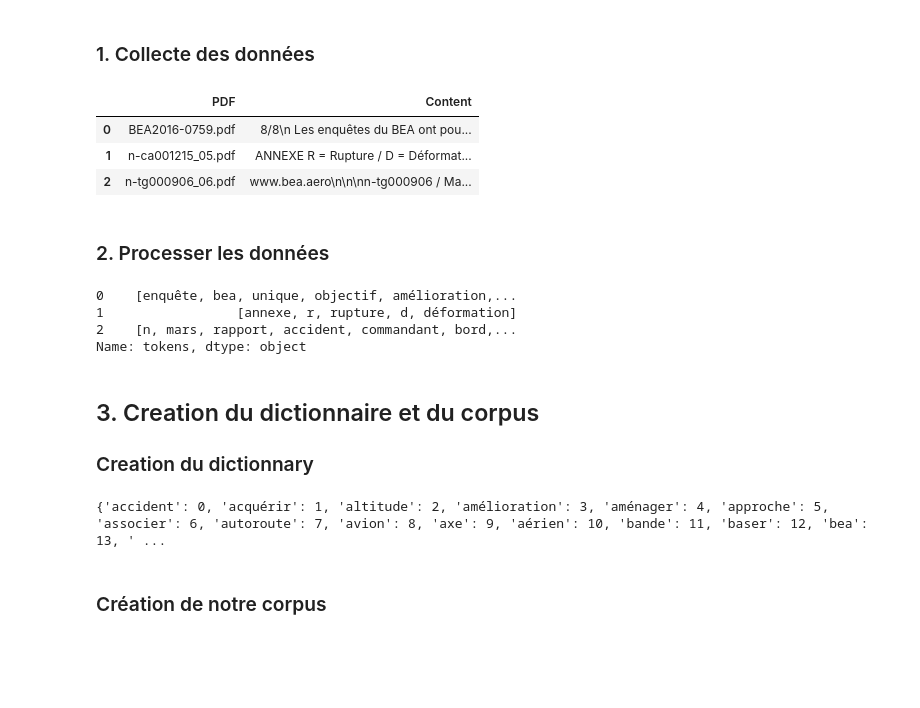
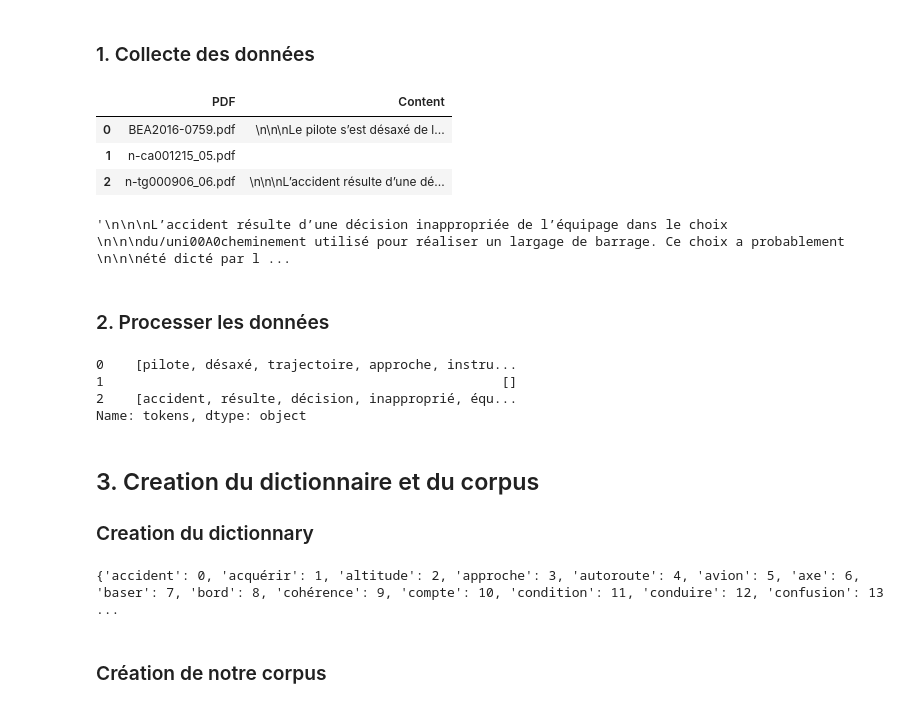
Before and after one commit to IbrahimOued/NLP-1-rattrapage-UVBF, a Jupyter notebook: nlp1_rattrapage/notebook.ipynb, the cells around one changed output. Cells and saved outputs as stored; diff of their text form; code cells hidden in the pictures; blank space fills up the shorter version.

```diff
--- a/nlp1_rattrapage/notebook.ipynb
+++ b/nlp1_rattrapage/notebook.ipynb
@@ -45,29 +45,47 @@ You can now load the package via spacy.load('fr_core_news_md')
 # %%
 def get_documents(path):
   """
   Extract text from a PDF file.
   """
   dataset = []
   for file in os.listdir(path):
     if file.endswith('.pdf'):
       pdf_file = open(path + '/' + file, 'rb')
       pdf = PdfFileReader(pdf_file)
-      text = ""
-      page = pdf.getPage(-1)
-      text = page.extract_text()
+      page = pdf.pages[-1]
+      if file == 'BEA2016-0759.pdf':
+        text = page.extract_text()
+        text = text.split('Conclusion')[1]
+      elif file == 'n-ca001215_05.pdf':
+        # La section Conclusion est à l'avant dernière page
+        # contrairement aux 2 autres documents
+        text = ""
+        # page = pdf.pages[-1]
+        # text =  page.extract_text()
+        # print(text)
+        # text = text.split('Conclusion')[1]
+
+      elif file == 'n-tg000906_06.pdf':
+        text = page.extract_text()
+        text = text.split('CONCLUSION')[1]
+
       row = [str(file), text]
     dataset.append(row)
   df = pd.DataFrame(dataset, columns=['PDF', 'Content'])
   return df
 
 
 df = get_documents('../docs')
 df.head()
 # %% [output]
 |  | PDF | Content |
-| 0 | BEA2016-0759.pdf | 8/8\n Les enquêtes du BEA ont pou... |
-| 1 | n-ca001215_05.pdf | ANNEXE R = Rupture / D = Déformat... |
-| 2 | n-tg000906_06.pdf | www.bea.aero\n\n\nn-tg000906 / Ma... |
+| 0 | BEA2016-0759.pdf | \n\n\nLe pilote s’est désaxé de l... |
+| 1 | n-ca001215_05.pdf |  |
+| 2 | n-tg000906_06.pdf | \n\n\nL’accident résulte d’une dé... |
+# %%
+df['Content'][2]
+# %% [output]
+'\n\n\nL’accident résulte d’une décision inappropriée de l’équipage dans le choix \n\n\ndu/uni00A0cheminement utilisé pour réaliser un largage de barrage. Ce choix a probablement \n\n\nété dicté par l ...
 # %% [markdown]
 ### 2. Processer les données
 # %%
@@ -83,9 +101,9 @@ for summary in nlp.pipe(df['Content']):
 df['tokens'] = tokens
 df['tokens']
 # %% [output]
-0    [enquête, bea, unique, objectif, amélioration,...
-1                 [annexe, r, rupture, d, déformation]
-2    [n, mars, rapport, accident, commandant, bord,...
+0    [pilote, désaxé, trajectoire, approche, instru...
+1                                                   []
+2    [accident, résulte, décision, inapproprié, équ...
 Name: tokens, dtype: object
 # %% [markdown]
 ## 3. Creation du dictionnaire et du corpus
@@ -96,7 +114,7 @@ dictionary = Dictionary(df['tokens'])
 # dictionary.filter_extremes(no_below=5, no_above=0.5, keep_n=1000)
 print(dictionary.token2id)
 # %% [output]
-{'accident': 0, 'acquérir': 1, 'altitude': 2, 'amélioration': 3, 'aménager': 4, 'approche': 5, 'associer': 6, 'autoroute': 7, 'avion': 8, 'axe': 9, 'aérien': 10, 'bande': 11, 'baser': 12, 'bea': 13, ' ...
+{'accident': 0, 'acquérir': 1, 'altitude': 2, 'approche': 3, 'autoroute': 4, 'avion': 5, 'axe': 6, 'baser': 7, 'bord': 8, 'cohérence': 9, 'compte': 10, 'condition': 11, 'conduire': 12, 'confusion': 13 ...
 # %% [markdown]
 ### Création de notre corpus
 # %%
```
Also changed, not shown: parts of 7 cells of this notebook, 9 other files.
